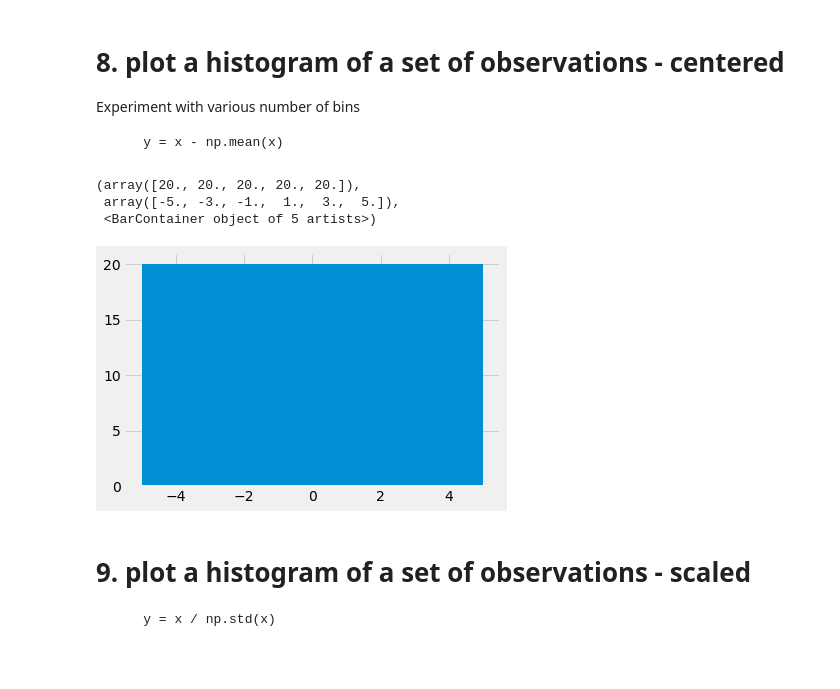
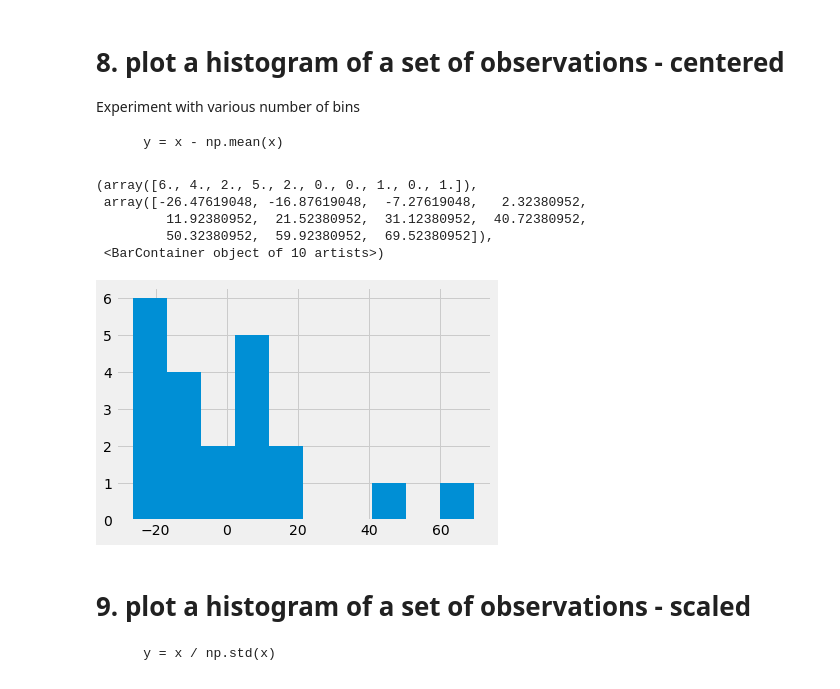
Before and after one commit to tdnam/ds, a Jupyter notebook: w1/lab1/Lab 1.1.4 Statistics - part 2 Lab.ipynb, the cells around one changed output. Cells and saved outputs as stored; diff of their text form; code cells hidden in the pictures.

```diff
--- a/w1/lab1/Lab 1.1.4 Statistics - part 2 Lab.ipynb
+++ b/w1/lab1/Lab 1.1.4 Statistics - part 2 Lab.ipynb
@@ -216,12 +216,14 @@ Experiment with various number of bins
 # experiment with various number of bins
 x = [21,22,23,4,5,6,77,8,9,10,31,32,33,34,35,36,37,18,49,50,100]
 # %%
-plt.hist(x - np.mean(x), bins=5)
+plt.hist(x - np.mean(x))
 # %% [output]
-(array([20., 20., 20., 20., 20.]),
- array([-5., -3., -1.,  1.,  3.,  5.]),
- <BarContainer object of 5 artists>)
+(array([6., 4., 2., 5., 2., 0., 0., 1., 0., 1.]),
+ array([-26.47619048, -16.87619048,  -7.27619048,   2.32380952,
+         11.92380952,  21.52380952,  31.12380952,  40.72380952,
+         50.32380952,  59.92380952,  69.52380952]),
+ <BarContainer object of 10 artists>)
-[figure, old version]
+[figure, new version]
 # %% [markdown]
 # 9. plot a histogram of a set of observations - scaled
 
```
Also changed, not shown: parts of 2 cells of this notebook.
